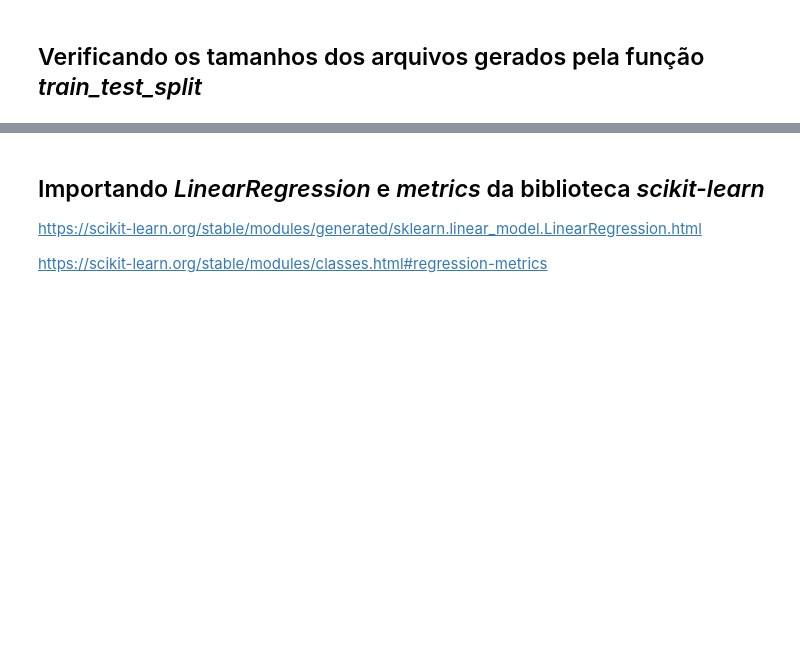
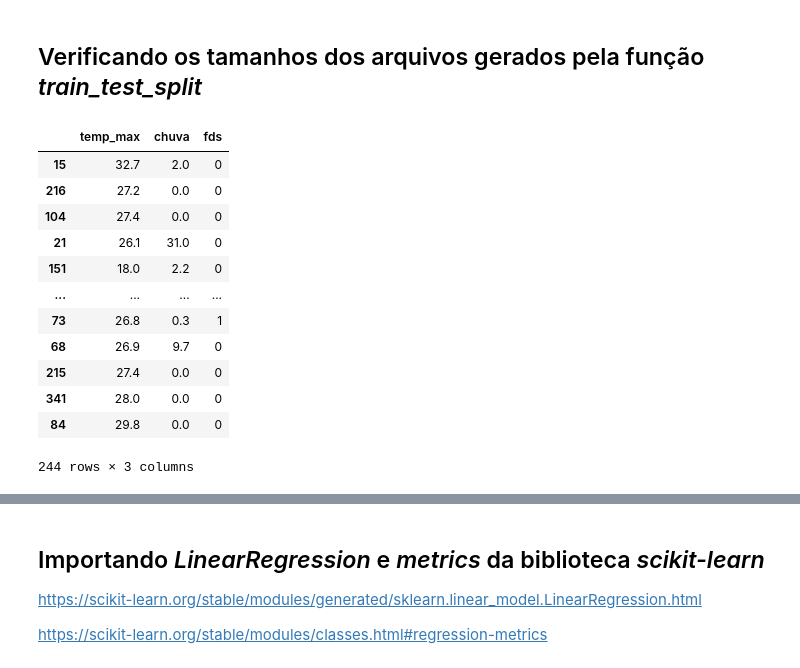
Before and after one commit to gustavohalm/linear-regression, a Jupyter notebook: linear.ipynb, the cells around one changed output, grey strips where cells are left out. Drawn from its saved outputs; the diff is of its cells as text; code cells hidden in the pictures; blank space fills up the shorter version.

```diff
--- a/linear.ipynb
+++ b/linear.ipynb
@@ -245,3 +245,6 @@ https://scikit-learn.org/stable/modules/generated/sklearn.model_selection.train_
 from sklearn.model_selection import train_test_split
 # %% [markdown]
 ## Criando uma Series (pandas) para armazenar o Consumo de Cerveja (y)
+# %%
+y = data['consumo']
+y
@@ -252,2 +287,18 @@ from sklearn.model_selection import train_test_split
 # %% [markdown]
 ## Verificando os tamanhos dos arquivos gerados pela função *train_test_split*
+# %%
+X_train
+# %% [output]
+|  | temp_max | chuva | fds |
+| 15 | 32.7 | 2.0 | 0 |
+| 216 | 27.2 | 0.0 | 0 |
+| 104 | 27.4 | 0.0 | 0 |
+| 21 | 26.1 | 31.0 | 0 |
+| 151 | 18.0 | 2.2 | 0 |
+| ... | ... | ... | ... |
+| 73 | 26.8 | 0.3 | 1 |
+| 68 | 26.9 | 9.7 | 0 |
+| 215 | 27.4 | 0.0 | 0 |
+| 341 | 28.0 | 0.0 | 0 |
+| 84 | 29.8 | 0.0 | 0 |
+244 rows × 3 columns
```
Also changed, not shown: parts of 5 cells of this notebook.
